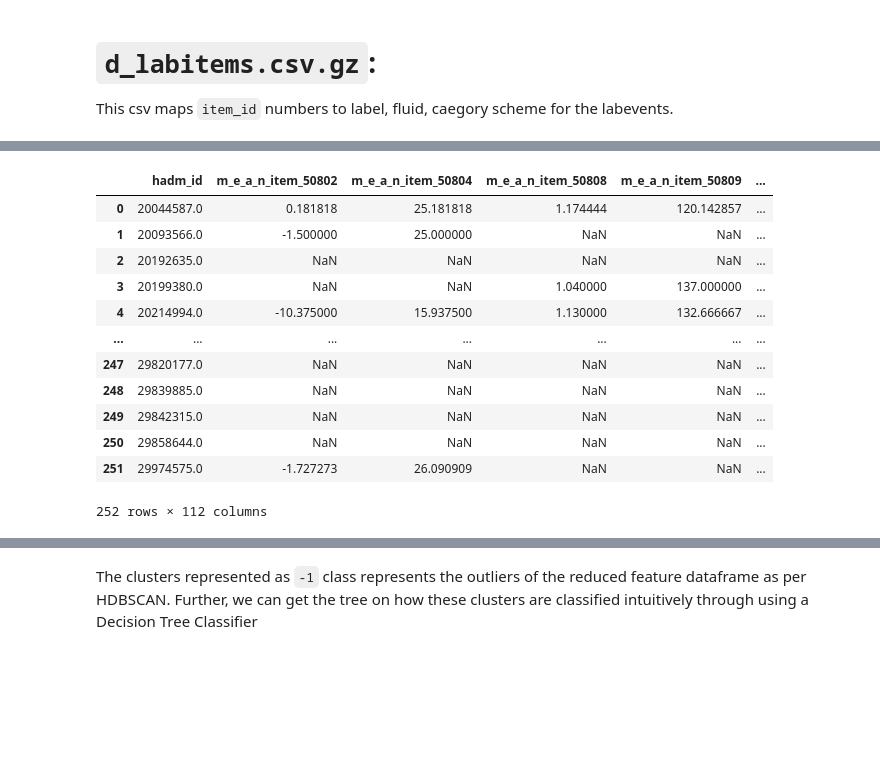
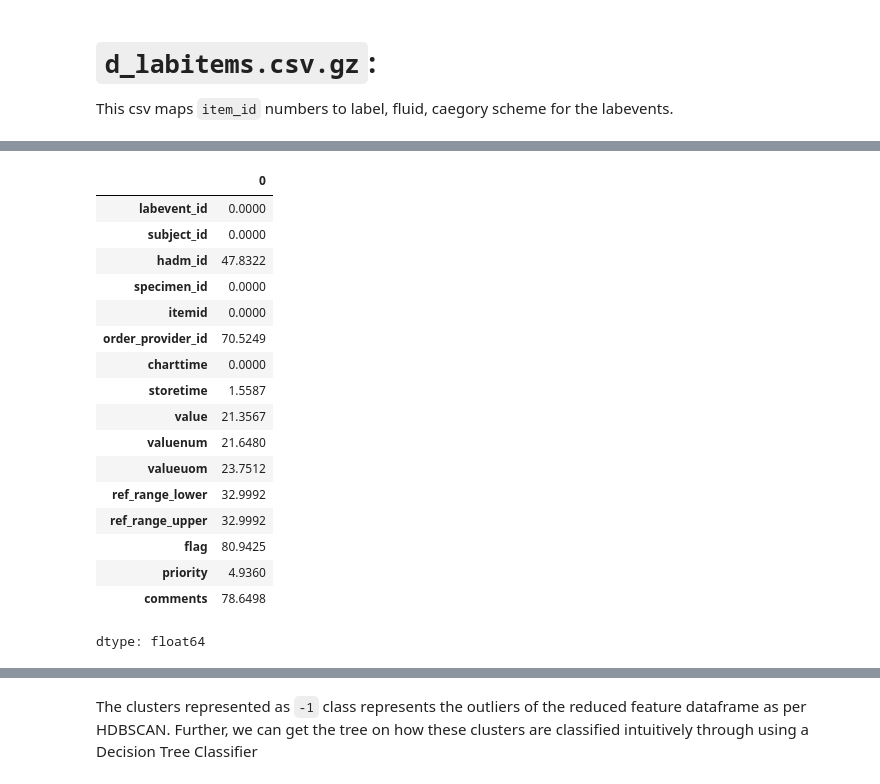
Before and after one commit to Aditya-2204/AI-Discovery-of-Novel-Longitudinal-Disease-Phenotypes-in-Electronic-Health-Records, a Jupyter notebook: marker_analysis.ipynb, the cells around one changed output, grey strips where cells are left out. Drawn from its saved outputs; the diff is of its cells as text; code cells hidden in the pictures; blank space fills up the shorter version.

```diff
--- a/marker_analysis.ipynb
+++ b/marker_analysis.ipynb
@@ -101,0 +89,38 @@ dtype: int64
+# %%
+import pandas as pd
+from google.cloud import bigquery
+
+# --- Load lab events ---
+def getLabEvents(limit=1000000):
+    query = f"SELECT * FROM `physionet-data.mimiciv_3_1_hosp.labevents` LIMIT {limit}"
+    return bq_client.query(query).to_dataframe()
+
+def getLabItems(limit=100000):
+    query = f"SELECT * FROM `physionet-data.mimiciv_3_1_hosp.d_labitems` LIMIT {limit}"
+    return bq_client.query(query).to_dataframe()
+
+
+df_labevents = getLabEvents()
+df_dict = getLabItems()
+
+# Keep only numeric results with a valid admission
+df_labs = df_labevents[df_labevents['valuenum'].notnull() & df_labevents['hadm_id'].notnull()]
+
+# Aggregate per admission and item
+summary = df_labs.groupby(['hadm_id', 'itemid'])['valuenum'].agg(['mean', 'std']).reset_index()
+
+# Pivot to wide format
+feature_table = summary.pivot(index='hadm_id', columns='itemid')
+
+# Flatten columns
+feature_table.columns = [f"{stat}_item_{itemid}" for stat, itemid in feature_table.columns.to_flat_index()]
+feature_table = feature_table.reset_index()
+
+# Optional: drop very sparse columns (>80% missing)
+feature_table = feature_table.loc[:, feature_table.isnull().mean() < 0.99]
+
+# Optional: fill remaining NaNs with median
+feature_table = feature_table.fillna(feature_table.median(numeric_only=True))
+
+print("Feature table shape:", feature_table.shape)
+print(feature_table.head())
@@ -195,16 +165,0 @@ feature_table = feature_table[non_sparse]
-# %%
-feature_table
-# %% [output]
-|  | hadm_id | m_e_a_n_item_50802 | m_e_a_n_item_50804 | m_e_a_n_item_50808 | m_e_a_n_item_50809 | ... |
-| 0 | 20044587.0 | 0.181818 | 25.181818 | 1.174444 | 120.142857 | ... |
-| 1 | 20093566.0 | -1.500000 | 25.000000 | NaN | NaN | ... |
-| 2 | 20192635.0 | NaN | NaN | NaN | NaN | ... |
-| 3 | 20199380.0 | NaN | NaN | 1.040000 | 137.000000 | ... |
-| 4 | 20214994.0 | -10.375000 | 15.937500 | 1.130000 | 132.666667 | ... |
-| ... | ... | ... | ... | ... | ... | ... |
-| 247 | 29820177.0 | NaN | NaN | NaN | NaN | ... |
-| 248 | 29839885.0 | NaN | NaN | NaN | NaN | ... |
-| 249 | 29842315.0 | NaN | NaN | NaN | NaN | ... |
-| 250 | 29858644.0 | NaN | NaN | NaN | NaN | ... |
-| 251 | 29974575.0 | -1.727273 | 26.090909 | NaN | NaN | ... |
-252 rows × 112 columns
@@ -219,3 +166,24 @@ feature_table.columns = [
+# %%
+df_labevents.isna().sum()/len(df_labevents)*100
+# %% [output]
+|  | 0 |
+| labevent_id | 0.0000 |
+| subject_id | 0.0000 |
+| hadm_id | 47.8322 |
+| specimen_id | 0.0000 |
+| itemid | 0.0000 |
+| order_provider_id | 70.5249 |
+| charttime | 0.0000 |
+| storetime | 1.5587 |
+| value | 21.3567 |
+| valuenum | 21.6480 |
+| valueuom | 23.7512 |
+| ref_range_lower | 32.9992 |
+| ref_range_upper | 32.9992 |
+| flag | 80.9425 |
+| priority | 4.9360 |
+| comments | 78.6498 |
+dtype: float64
 # %%
 feature_table
 # %% [output]
```
Also changed, not shown: parts of 30 cells of this notebook, 4 other files.
